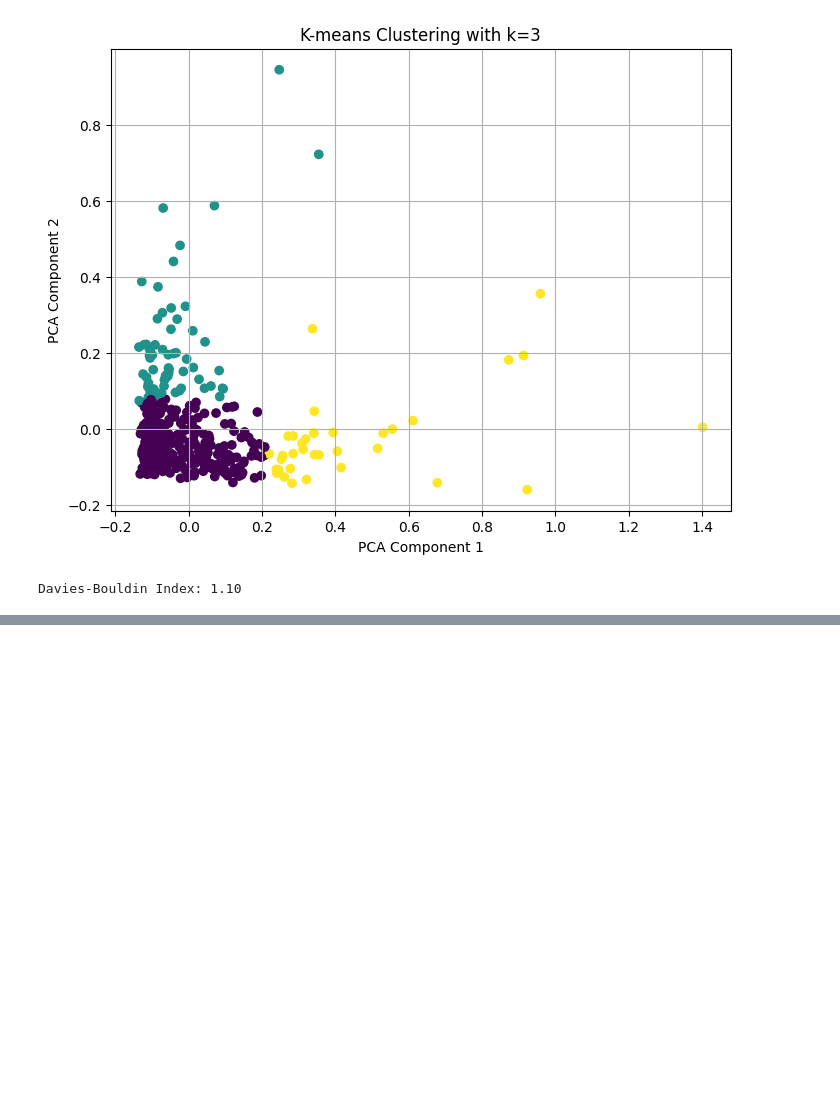
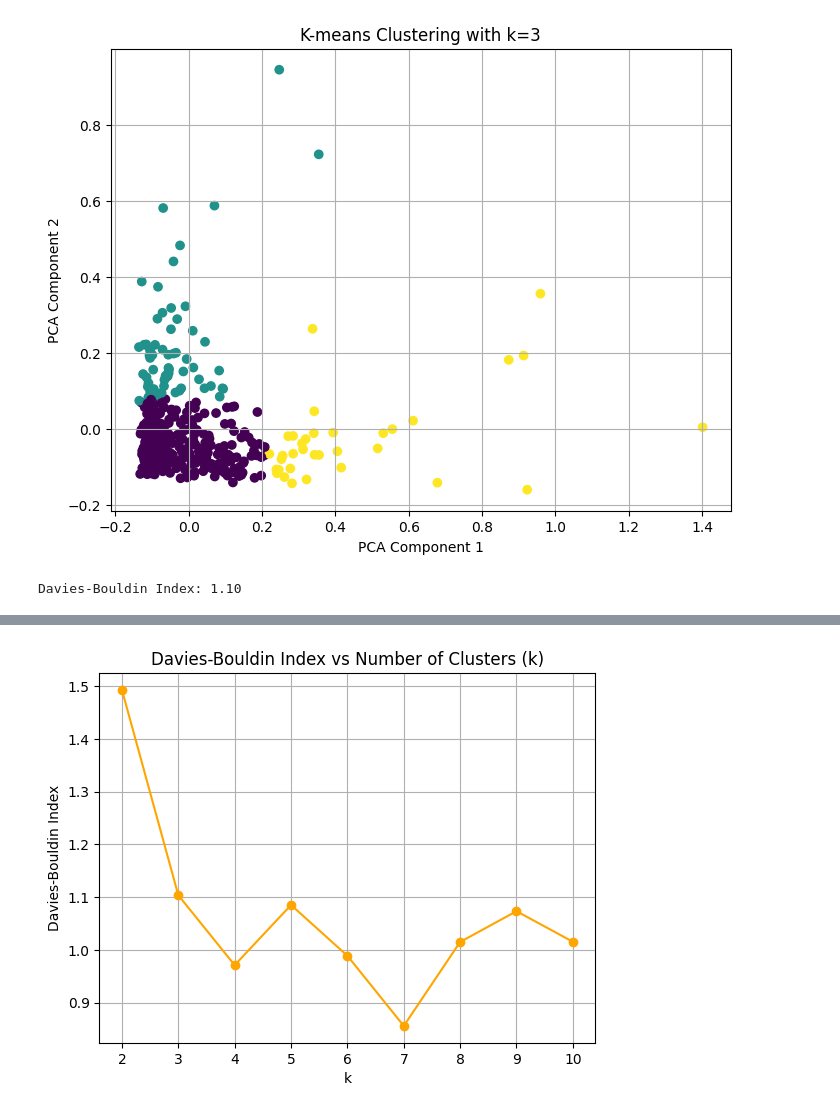
Before and after one commit to cestthanh/ML2_Labwork, a Jupyter notebook: Lab2-TuanThanh/wholesale_kmeans.ipynb, the cells around one changed output, grey strips where cells are left out. Drawn from its saved outputs; the diff is of its cells as text; code cells hidden in the pictures; blank space fills up the shorter version.

```diff
--- a/Lab2-TuanThanh/wholesale_kmeans.ipynb
+++ b/Lab2-TuanThanh/wholesale_kmeans.ipynb
@@ -106,0 +209,12 @@ Davies-Bouldin Index: 1.10
+# %%
+from sklearn.metrics import davies_bouldin_score
+
+db_scores = []
+
+print("Davies-Bouldin Index for each k:")
+for k in range(2, 11):
+    kmeans = KMeans(n_clusters=k, random_state=42)
+    labels = kmeans.fit_predict(X_scaled)
+    db_index = davies_bouldin_score(X_scaled, labels)
+    db_scores.append(db_index)
+    print(f"k = {k}: DBI = {db_index:.4f}")
@@ -106,0 +232,9 @@ Davies-Bouldin Index: 1.10
+# %%
+plt.plot(range(2, 11), db_scores, marker='o', color='orange')
+plt.title("Davies-Bouldin Index vs Number of Clusters (k)")
+plt.xlabel("k")
+plt.ylabel("Davies-Bouldin Index")
+plt.grid(True)
+plt.show()
+# %% [output]
+[figure, added]
```
Also changed, not shown: parts of 9 cells of this notebook, 1 other file.
